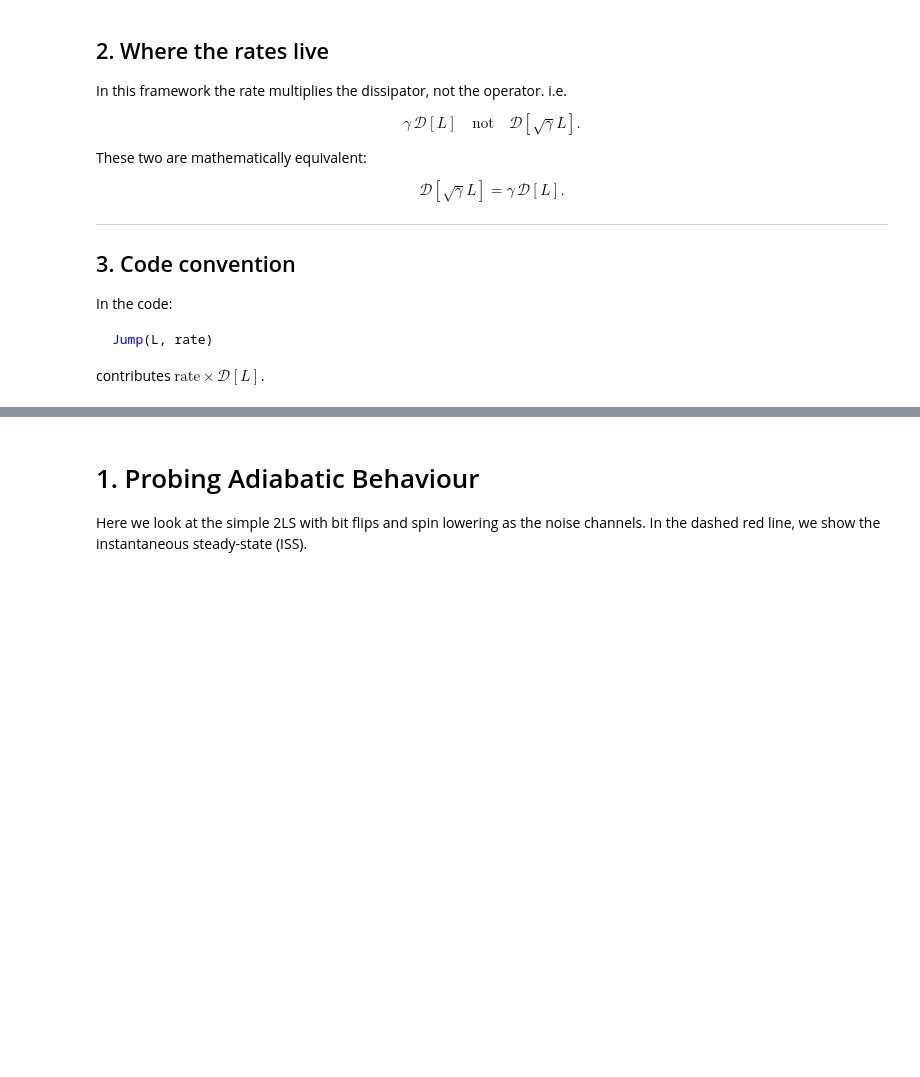
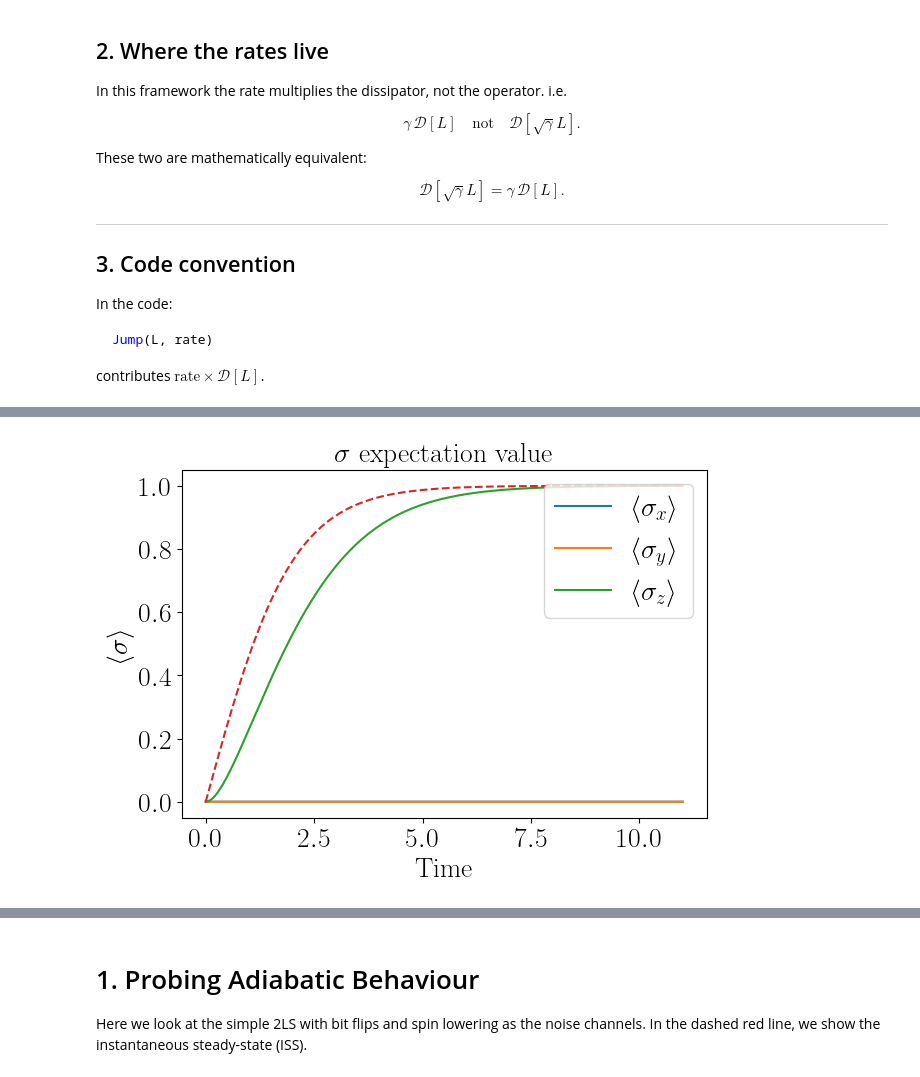
Before and after one commit to jwalkling/Driven_OQS, a Jupyter notebook: src_code/notebooks/2LS Lindblad.ipynb, the cells around one changed output, grey strips where cells are left out. Drawn from its saved outputs; the diff is of its cells as text; code cells hidden in the pictures; blank space fills up the shorter version.

Commit message:
Feat: Added numerical calculation of generic steady state. Also added simple example with hard-coded OQS AGP for ISS

```diff
--- a/src_code/notebooks/2LS Lindblad.ipynb
+++ b/src_code/notebooks/2LS Lindblad.ipynb
@@ -337,0 +508,95 @@ def supervec_rho_to_bloch(v, *, check_shape=True):
+# %%
+def ztugofwar(
+    tmax: float,
+    gammap_of_t,
+    gammam_of_t,
+    *,
+    nsteps: int = 2001,
+    rho0=None,
+    omega: float = 1.0,
+    dim: int = 2,
+    vec_order: str = "F",
+    do_plot: bool = True,
+):
+    """
+    Run a 2LS Lindblad simulation with time-dependent rates:
+        dρ/dt = -i[ (ω/2)σz , ρ ] + ε(t) D[σ-]ρ + γ(t) D[σx]ρ
+
+    Returns: (t, traj, s_t, sz_ss_t)
+      - t:      time grid (nt,)
+      - traj:   Trajectory object from your evolver
+      - s_t:    Bloch components (nt,3) = <σx>,<σy>,<σz>
+      - sz_ss_t instantaneous steady-state prediction for <σz> (nt,)
+    """
+    # Default initial state: |+x><+x|
+    if rho0 is None:
+        rho0 = pure_rho(np.array([0.0, 1.0]), normalize=True)
+
+    # Model definitions
+    def H_of_t(t):
+        return 0.0*Pauli.sz
+
+    def jumps_of_t(t):
+        gamp = float(gammap_of_t(t))
+        gamm = float(gammam_of_t(t))
+        return [Jump(Pauli.sm, gamm), Jump(Pauli.sp, gamp)]
+
+    model = LindbladModel2LS(H_of_t, jumps_of_t)
+    builder = LiouvillianBuilder(dim=dim, vec_order=vec_order)
+    evolver = LindbladEvolver(model, builder)
+
+    # Time grid
+    t = np.linspace(0.0, float(tmax), int(nsteps))
+
+    # Evolve
+    traj = evolver.simulate(rho0, t)
+
+    # Bloch vector time series
+    s_t = np.array([bloch(traj.rho(k)) for k in range(len(traj.t))])  # (nt,3)
+
+    # Evaluate epsilon(t), gamma(t) on the grid robustly (vectorized if possible)
+    def eval_on_grid(f, grid):
+        try:
+            out = f(grid)
+            out = np.asarray(out, dtype=float)
+            if out.shape == grid.shape:
+                return out
+        except Exception:
+            pass
+        return np.array([float(f(tt)) for tt in grid], dtype=float)
+
+    gamm_t = eval_on_grid(gammam_of_t, t)
+    gamp_t = eval_on_grid(gammap_of_t, t)
+
+    # Instantaneous steady-state prediction for <σz>
+    # (Assumes the same convention we derived for Jump(σ-, γ-) and Jump(σ+, γ+))
+    #sz_ss_t = (gamp_t-gamm_t)/(gamp_t+gamm_t) (Explicit expression)
+
+    sz_ss_t =get_steady_state_zz_of_t(builder, model, t)
+
+    # Plot
+    if do_plot:
+        set_font(20)
+        set_fig(2.0, 1.5)
+        plt.title(r"$\sigma$ expectation value")
+        plt.plot(t, s_t)
+        plt.legend([r"$\langle \sigma_x \rangle$", r"$\langle \sigma_y \rangle$", r"$\langle \sigma_z \rangle$"], loc="upper right")
+        plt.xlabel("Time")
+        plt.ylabel(r"$\langle \sigma \rangle$")
+
+        plt.plot(t, sz_ss_t, "--", label=r"$\langle \sigma_z \rangle_{\rm ISS}(t)$")
+        #plt.legend()
+
+    return t, traj, s_t, sz_ss_t
+
+
+tmax=11.0
+ztugofwar(
+    tmax=tmax,
+    gammap_of_t=lambda t: 1.0,
+    gammam_of_t=lambda t: np.exp(-t),
+    nsteps=2001,
+    do_plot=True,
+    rho0=1/2*np.array([[1.0, 0.0],[0.0, 1.0]])
+)
+# %% [output]
@@ -337,0 +616 @@ def supervec_rho_to_bloch(v, *, check_shape=True):
+[figure, added]
```
Also changed, not shown: parts of 14 cells of this notebook, 2 other files.
